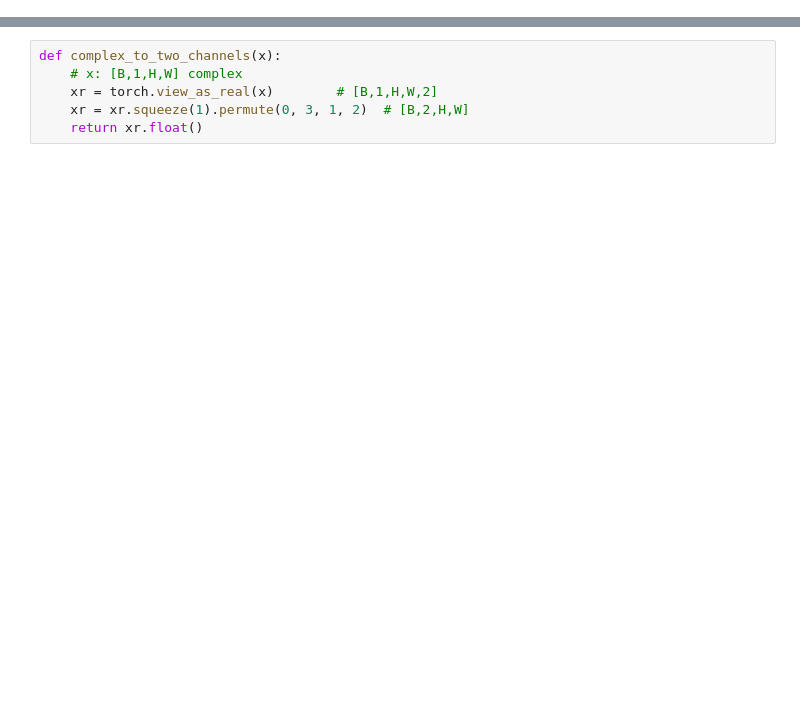
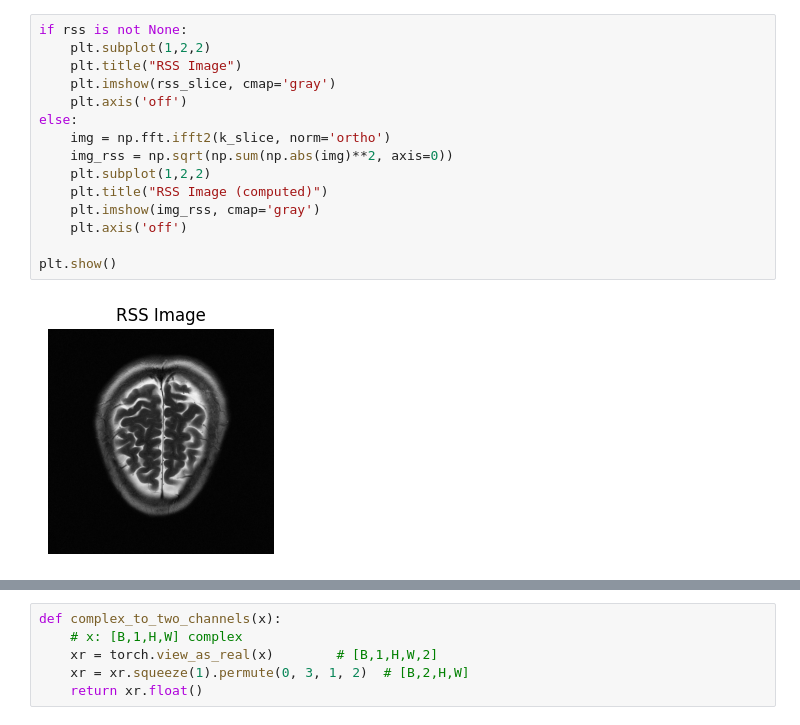
Before and after one commit to sjeastwood/CMPT981_CVNN, a Jupyter notebook: FASTMRI_cnn.ipynb, the cells around one changed output, grey strips where cells are left out. Cells and saved outputs as stored; diff of their text form; blank space fills up the shorter version.

```diff
--- a/FASTMRI_cnn.ipynb
+++ b/FASTMRI_cnn.ipynb
@@ -15,0 +50,17 @@ with h5py.File(path, "r") as f:
+# %%
+if rss is not None:
+    plt.subplot(1,2,2)
+    plt.title("RSS Image")
+    plt.imshow(rss_slice, cmap='gray')
+    plt.axis('off')
+else:
+    img = np.fft.ifft2(k_slice, norm='ortho')
+    img_rss = np.sqrt(np.sum(np.abs(img)**2, axis=0))
+    plt.subplot(1,2,2)
+    plt.title("RSS Image (computed)")
+    plt.imshow(img_rss, cmap='gray')
+    plt.axis('off')
+
+plt.show()
+# %% [output]
+[figure, added]
```
Also changed, not shown: parts of 28 cells of this notebook, 1 other file.
